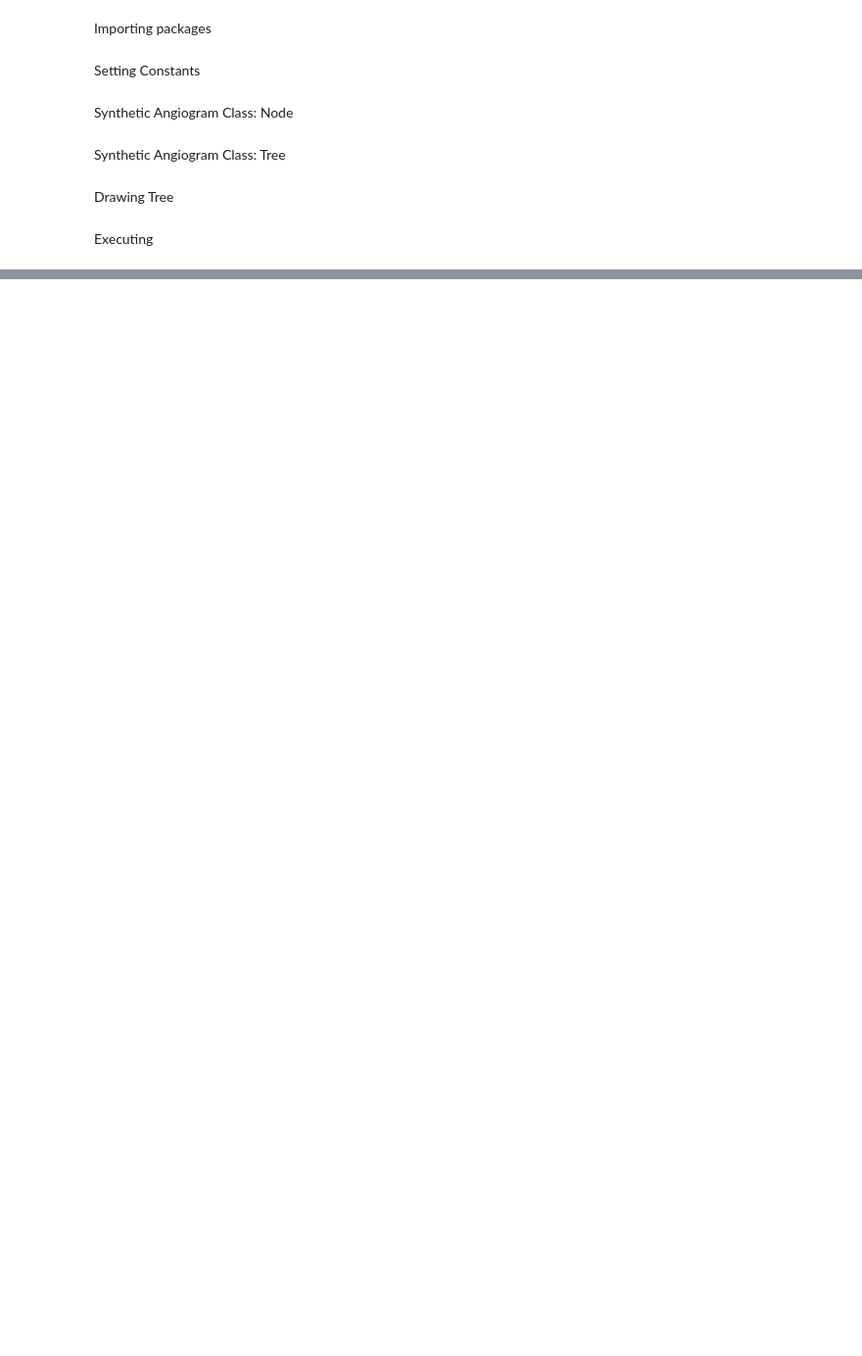
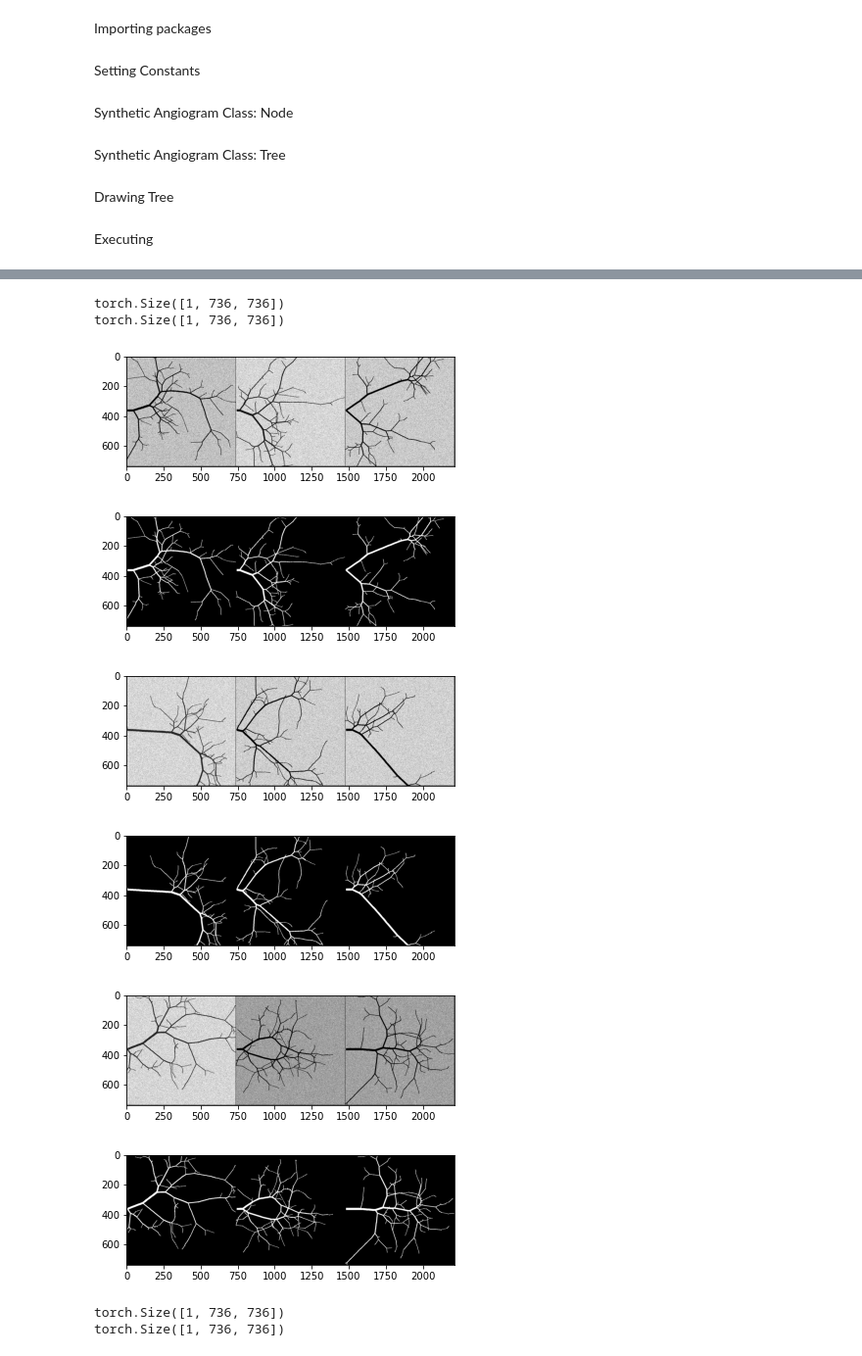
Before and after one commit to Nugni/Bachelor_rep_angiograms, a Jupyter notebook: src/Main.ipynb, the cells around one changed output, grey strips where cells are left out. Shown at 98% size. Drawn from its saved outputs; the diff is of its cells as text; code cells hidden in the pictures; blank space fills up the shorter version.

Commit message:
Tested synthetic dataset such that it works

```diff
--- a/src/Main.ipynb
+++ b/src/Main.ipynb
@@ -30,9 +31,10 @@ tree = Tree(startX, startY, starWidth, startLength, startAngle, stopWidth)
 #synAngio = genTree(tree, (736, 736))
 #drawTree(synAngio, lab=True)
 
-for i in range(100):
-    tree = Tree(startX, startY, starWidth,startLength, startAngle,stopWidth, bifurcProb=bifurcProb, angleStdMul=0.05)
+for i in range(10):
+    tree = Tree(startX, startY, starWidth, startLength, startAngle,
+                stopWidth, bifurcProb=bifurcProb, angleStdMul=0.05)
     synAngioLab = genTree(tree, (736, 736))
     synAngioInput = labelToInput(synAngioLab)
     #drawTree(synAngioLab, lab=True)
-    #drawTree(synAngioInput)
+    # drawTree(synAngioInput)
@@ -47,0 +51,33 @@ genSynDat("SynDat/", lst, (736, 736), 2)
+# %%
+#make a dataset for synthetic data
+SynDataSet = SynData("SynDat/synInput", "SynDat/synLabel")
+# %%
+#Test we can retrieve data from Dataset and illustrate them
+test, lab = SynDataSet[0]
+print(test.shape)
+print(lab.shape)
+# %% [output]
+torch.Size([1, 736, 736])
+torch.Size([1, 736, 736])
+# %%
+import torchvision
+
+#test that dataloader works, and show images
+test_loader = td.DataLoader(SynDataSet, batch_size=3)
+
+testIter = iter(test_loader)
+for i in range(len(testIter)):
+    imgs, labs = testIter.next()
+    grid = torchvision.utils.make_grid(imgs).numpy()[0]
+    plt.imshow(grid, cmap="gray", vmin=0, vmax=255)
+    plt.show()
+    lab_grid = torchvision.utils.make_grid(labs).numpy()[0]
+    plt.imshow(lab_grid, cmap="gray", vmin=0, vmax=1)
+    plt.show()
+# %% [output]
+[figure, added]
+[figure, added]
+[figure, added]
+[figure, added]
+[figure, added]
+[figure, added]
@@ -47,0 +92,9 @@ genSynDat("SynDat/", lst, (736, 736), 2)
+# %%
+TransDataSet = SynData("SynDat/synInput", "SynDat/synLabel", transforms_both=t_both)#, transforms_train=t_dat)
+
+img, lab = TransDataSet[0]
+print(img.shape)
+print(lab.shape)
+# %% [output]
+torch.Size([1, 736, 736])
+torch.Size([1, 736, 736])
```
Also changed, not shown: parts of 7 cells of this notebook, 1 other file.
